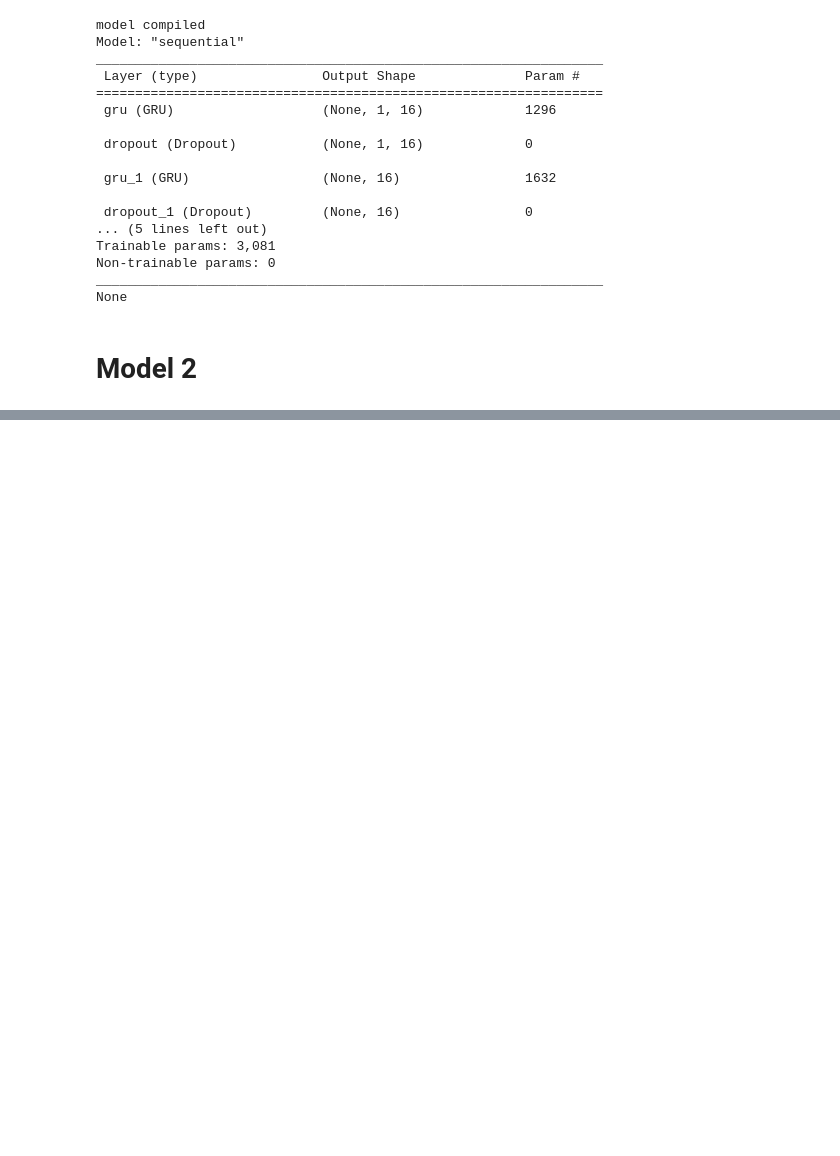
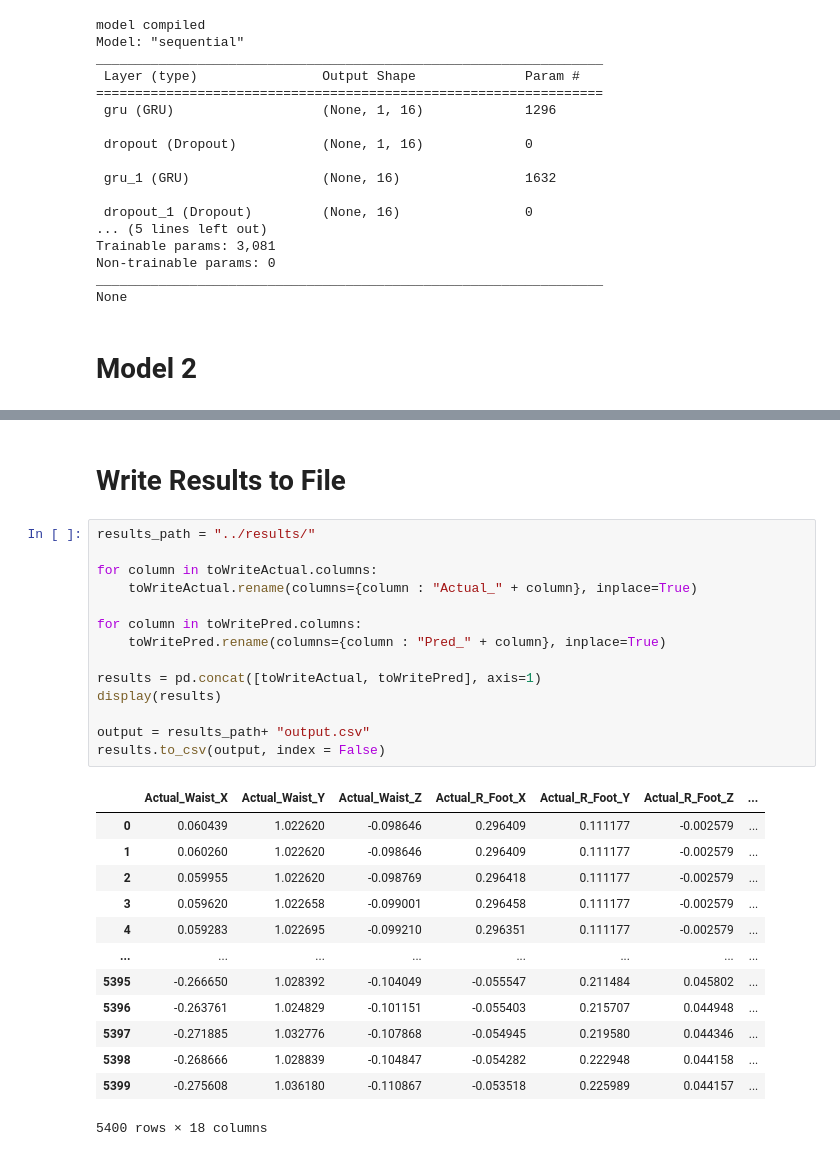
Before and after one commit to jev-e/JE-Msc-lower-body-pose-estimation, a Jupyter notebook: notebooks/RNN.ipynb, the cells around one changed output, grey strips where cells are left out. Cells and saved outputs as stored; diff of their text form; blank space fills up the shorter version.

```diff
--- a/notebooks/RNN.ipynb
+++ b/notebooks/RNN.ipynb
@@ -627,0 +609,30 @@ Predicited Values
+# %% [markdown]
+# Write Results to File
+# %%
+results_path = "../results/"
+
+for column in toWriteActual.columns:
+    toWriteActual.rename(columns={column : "Actual_" + column}, inplace=True)
+
+for column in toWritePred.columns:
+    toWritePred.rename(columns={column : "Pred_" + column}, inplace=True)
+
+results = pd.concat([toWriteActual, toWritePred], axis=1)
+display(results)
+
+output = results_path+ "output.csv"
+results.to_csv(output, index = False)
+# %% [output]
+|  | Actual_Waist_X | Actual_Waist_Y | Actual_Waist_Z | Actual_R_Foot_X | Actual_R_Foot_Y | Actual_R_Foot_Z | ... |
+| 0 | 0.060439 | 1.022620 | -0.098646 | 0.296409 | 0.111177 | -0.002579 | ... |
+| 1 | 0.060260 | 1.022620 | -0.098646 | 0.296409 | 0.111177 | -0.002579 | ... |
+| 2 | 0.059955 | 1.022620 | -0.098769 | 0.296418 | 0.111177 | -0.002579 | ... |
+| 3 | 0.059620 | 1.022658 | -0.099001 | 0.296458 | 0.111177 | -0.002579 | ... |
+| 4 | 0.059283 | 1.022695 | -0.099210 | 0.296351 | 0.111177 | -0.002579 | ... |
+| ... | ... | ... | ... | ... | ... | ... | ... |
+| 5395 | -0.266650 | 1.028392 | -0.104049 | -0.055547 | 0.211484 | 0.045802 | ... |
+| 5396 | -0.263761 | 1.024829 | -0.101151 | -0.055403 | 0.215707 | 0.044948 | ... |
+| 5397 | -0.271885 | 1.032776 | -0.107868 | -0.054945 | 0.219580 | 0.044346 | ... |
+| 5398 | -0.268666 | 1.028839 | -0.104847 | -0.054282 | 0.222948 | 0.044158 | ... |
+| 5399 | -0.275608 | 1.036180 | -0.110867 | -0.053518 | 0.225989 | 0.044157 | ... |
+5400 rows × 18 columns
```
Also changed, not shown: parts of 29 cells of this notebook, 49 other files.
